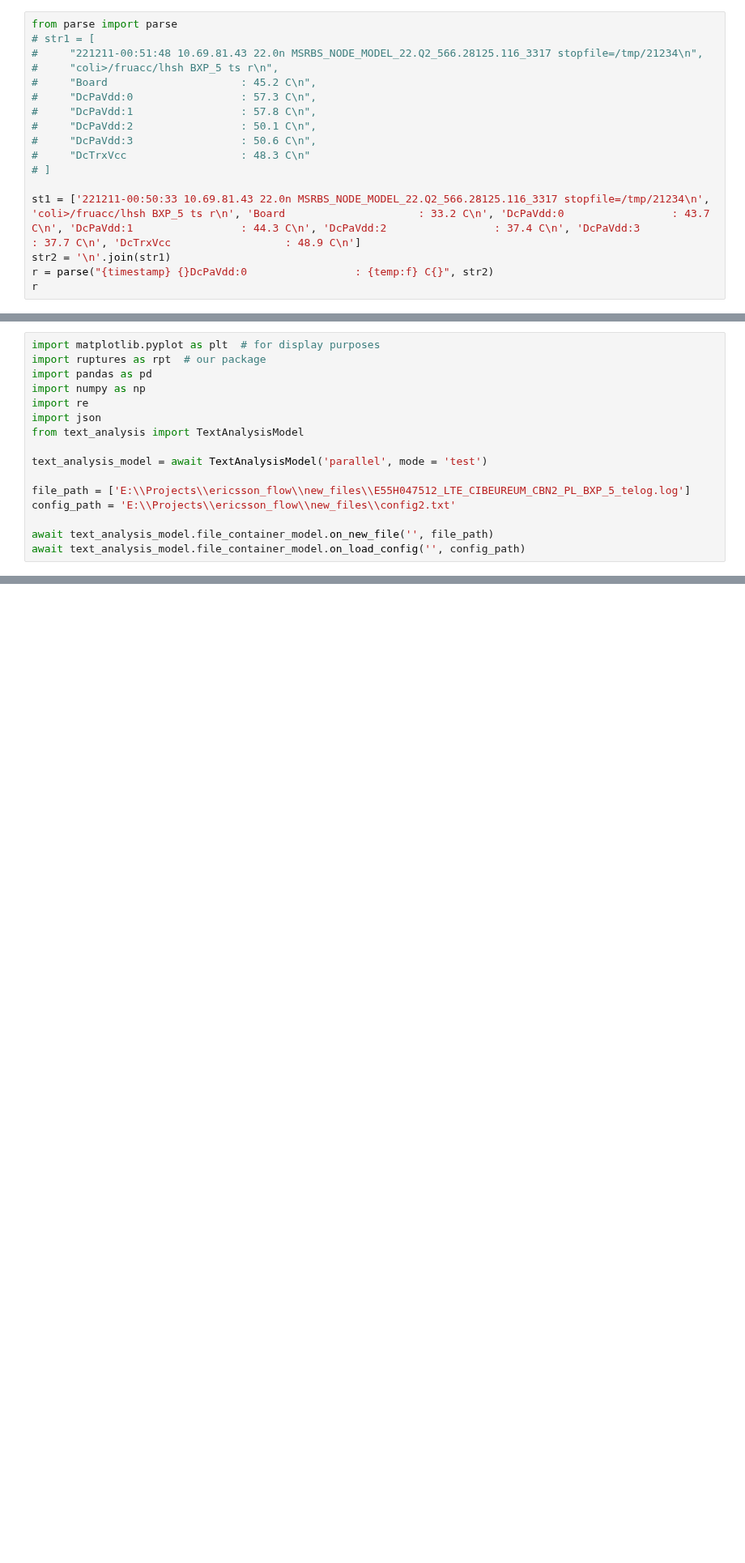
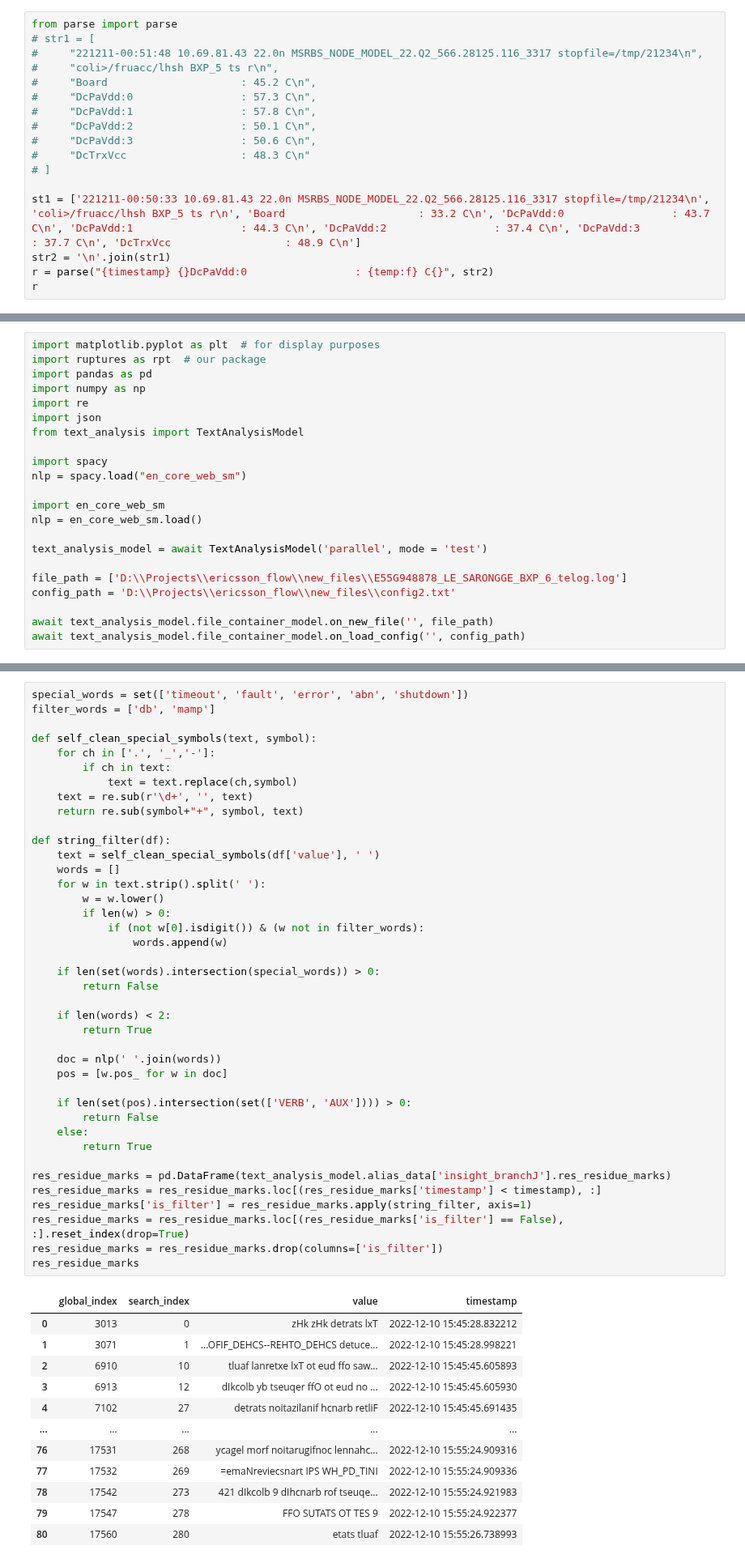
Before and after one commit to dj-lei/eric_toolsets, a Jupyter notebook: src/python/debug.ipynb, the cells around one changed output, grey strips where cells are left out. Shown at 81% size. Cells and saved outputs as stored; diff of their text form; blank space fills up the shorter version.

```diff
--- a/src/python/debug.ipynb
+++ b/src/python/debug.ipynb
@@ -118,10 +124,16 @@ import re
 import json
 from text_analysis import TextAnalysisModel
 
+import spacy
+nlp = spacy.load("en_core_web_sm")
+
+import en_core_web_sm
+nlp = en_core_web_sm.load()
+
 text_analysis_model = await TextAnalysisModel('parallel', mode = 'test')
 
-file_path = ['E:\\Projects\\ericsson_flow\\new_files\\E55H047512_LTE_CIBEUREUM_CBN2_PL_BXP_5_telog.log']
-config_path = 'E:\\Projects\\ericsson_flow\\new_files\\config2.txt'
+file_path = ['D:\\Projects\\ericsson_flow\\new_files\\E55G948878_LE_SARONGGE_BXP_6_telog.log']
+config_path = 'D:\\Projects\\ericsson_flow\\new_files\\config2.txt'
 
 await text_analysis_model.file_container_model.on_new_file('', file_path)
 await text_analysis_model.file_container_model.on_load_config('', config_path)
@@ -147,0 +148,53 @@ timestamp
+# %%
+special_words = set(['timeout', 'fault', 'error', 'abn', 'shutdown'])
+filter_words = ['db', 'mamp']
+
+def self_clean_special_symbols(text, symbol):
+    for ch in ['.', '_','-']:
+        if ch in text:
+            text = text.replace(ch,symbol)
+    text = re.sub(r'\d+', '', text)
+    return re.sub(symbol+"+", symbol, text)
+
+def string_filter(df):
+    text = self_clean_special_symbols(df['value'], ' ')
+    words = []
+    for w in text.strip().split(' '):
+        w = w.lower()
+        if len(w) > 0:
+            if (not w[0].isdigit()) & (w not in filter_words):
+                words.append(w)
+
+    if len(set(words).intersection(special_words)) > 0:
+        return False
+
+    if len(words) < 2:
+        return True
+
+    doc = nlp(' '.join(words))
+    pos = [w.pos_ for w in doc]
+
+    if len(set(pos).intersection(set(['VERB', 'AUX']))) > 0:
+        return False
+    else:
+        return True
+
+res_residue_marks = pd.DataFrame(text_analysis_model.alias_data['insight_branchJ'].res_residue_marks)
+res_residue_marks = res_residue_marks.loc[(res_residue_marks['timestamp'] < timestamp), :]
+res_residue_marks['is_filter'] = res_residue_marks.apply(string_filter, axis=1)
+res_residue_marks = res_residue_marks.loc[(res_residue_marks['is_filter'] == False), :].reset_index(drop=True)
+res_residue_marks = res_residue_marks.drop(columns=['is_filter'])
+res_residue_marks
+# %% [output]
+|  | global_index | search_index | value | timestamp |
+| 0 | 3013 | 0 | zHk zHk detrats lxT | 2022-12-10 15:45:28.832212 |
+| 1 | 3071 | 1 | ...OFIF_DEHCS--REHTO_DEHCS detuce... | 2022-12-10 15:45:28.998221 |
+| 2 | 6910 | 10 | tluaf lanretxe lxT ot eud ffo saw... | 2022-12-10 15:45:45.605893 |
+| 3 | 6913 | 12 | dIkcolb yb tseuqer ffO ot eud no ... | 2022-12-10 15:45:45.605930 |
+| 4 | 7102 | 27 | detrats noitazilanif hcnarb retliF | 2022-12-10 15:45:45.691435 |
+| ... | ... | ... | ... | ... |
+| 76 | 17531 | 268 | ycagel morf noitarugifnoc lennahc... | 2022-12-10 15:55:24.909316 |
+| 77 | 17532 | 269 | =emaNreviecsnart IPS WH_PD_TINI | 2022-12-10 15:55:24.909336 |
+| 78 | 17542 | 273 | 421 dIkcolb 9 dIhcnarb rof tseuqe... | 2022-12-10 15:55:24.921983 |
+| 79 | 17547 | 278 | FFO SUTATS OT TES 9 | 2022-12-10 15:55:24.922377 |
+| 80 | 17560 | 280 | etats tluaf | 2022-12-10 15:55:26.738993 |
```
Also changed, not shown: parts of 10 cells of this notebook, 8 other files.
